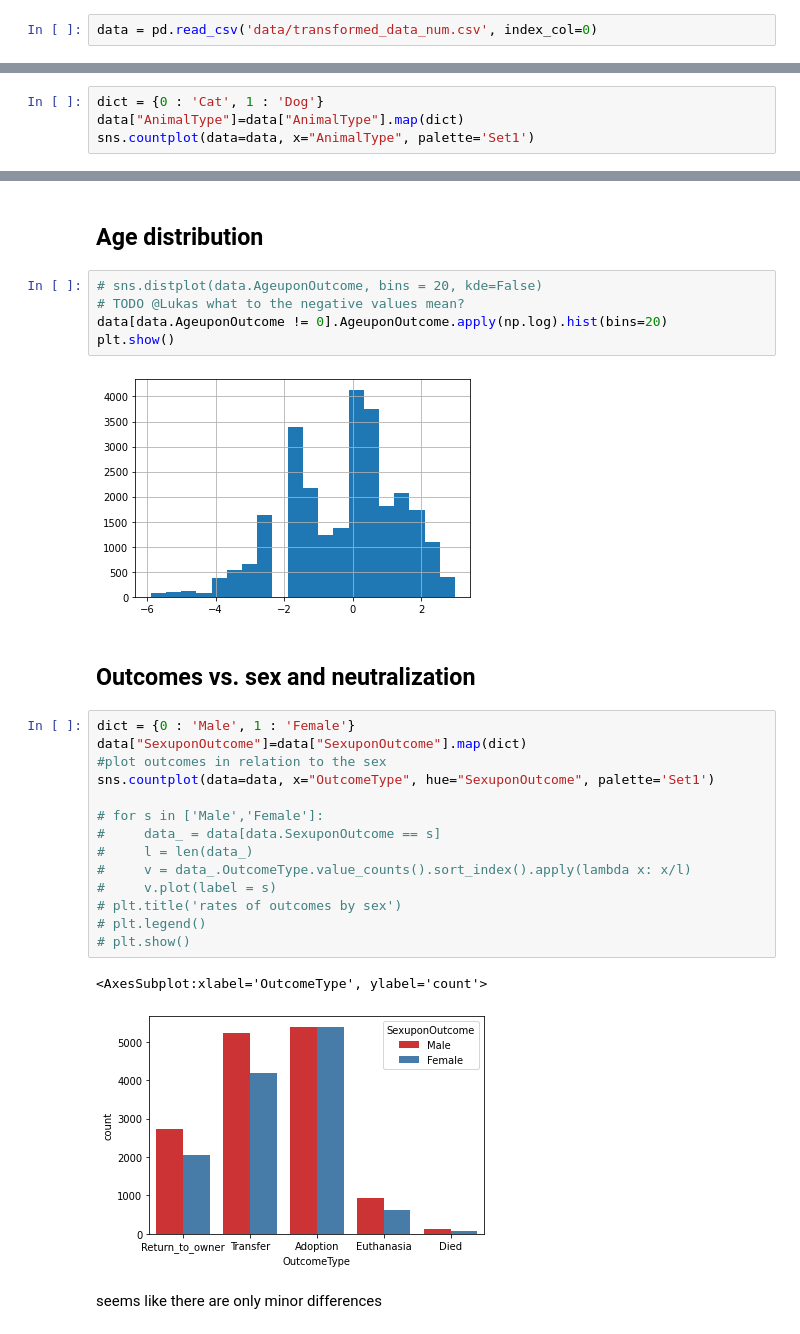
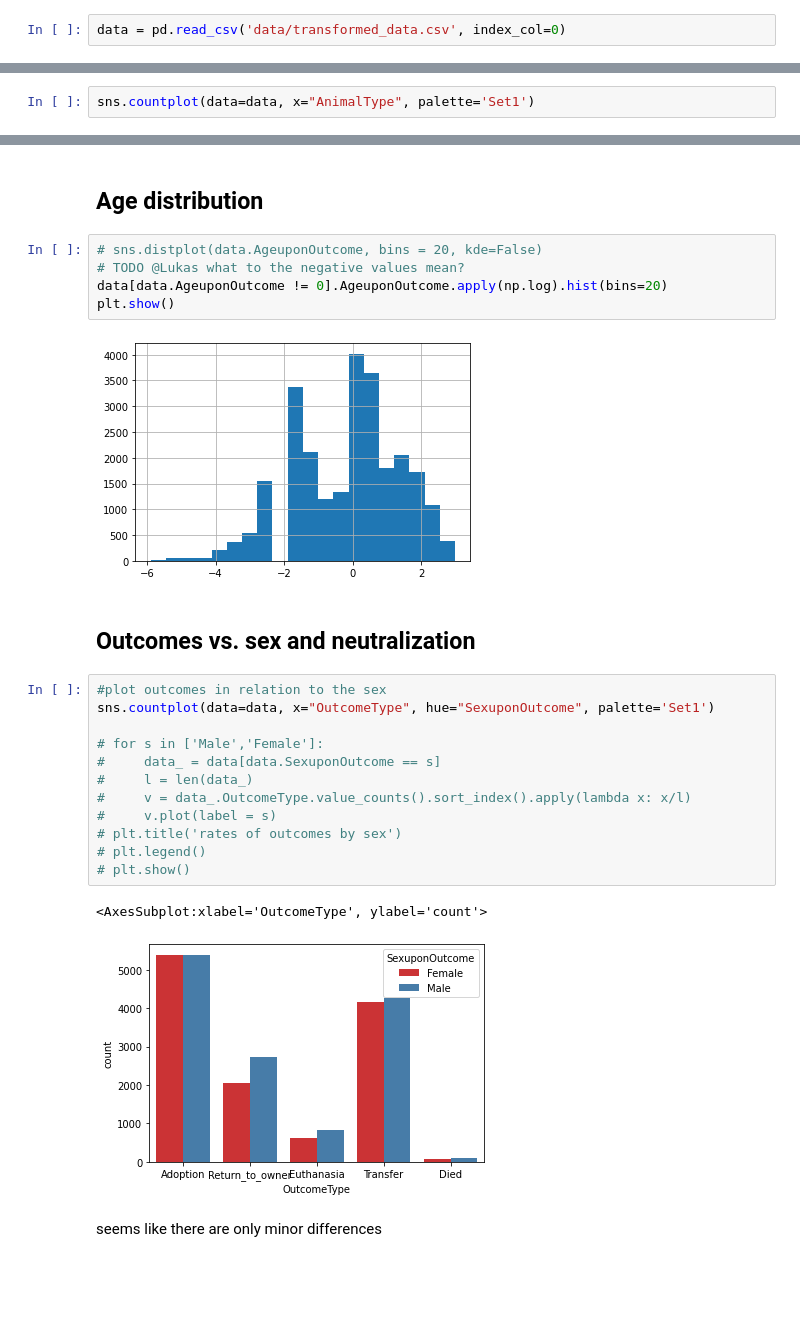
Before and after one commit to DavidSiegl/Animal-Shelter-Analysis, a Jupyter notebook: exploratory data analysis.ipynb, the cells around one changed output, grey strips where cells are left out. Cells and saved outputs as stored; diff of their text form; blank space fills up the shorter version.

```diff
--- a/exploratory data analysis.ipynb
+++ b/exploratory data analysis.ipynb
@@ -8,7 +8,7 @@ pd.set_option('display.max_rows', None)
 pd.set_option('display.max_columns', None)
 pd.set_option('display.width', None)
 # %%
-data = pd.read_csv('data/transformed_data_num.csv', index_col=0)
+data = pd.read_csv('data/transformed_data.csv', index_col=0)
 # %% [markdown]
 # General overview
 ## Number of instances vs time (of the year)
@@ -51,8 +51,6 @@ sns.countplot(data=data, x="weekday")
 # %% [markdown]
 ## Number of Dogs and Cats
 # %%
-dict = {0 : 'Cat', 1 : 'Dog'}
-data["AnimalType"]=data["AnimalType"].map(dict)
 sns.countplot(data=data, x="AnimalType", palette='Set1')
 # %% [output]
 <AxesSubplot:xlabel='AnimalType', ylabel='count'>
@@ -126,26 +124,24 @@ Here we have a kind of nice insight that the rates of adoption and return to own
 data[data.AgeuponOutcome != 0].AgeuponOutcome.apply(np.log).hist(bins=20)
 plt.show()
 # %% [output]
-[figure, old version]
+[figure, new version]
 # %% [markdown]
 ## Outcomes vs. sex and neutralization
 # %%
-dict = {0 : 'Male', 1 : 'Female'}
-data["SexuponOutcome"]=data["SexuponOutcome"].map(dict)
 #plot outcomes in relation to the sex
 sns.countplot(data=data, x="OutcomeType", hue="SexuponOutcome", palette='Set1')
 
 # for s in ['Male','Female']:
 #     data_ = data[data.SexuponOutcome == s]
 #     l = len(data_)
 #     v = data_.OutcomeType.value_counts().sort_index().apply(lambda x: x/l)
 #     v.plot(label = s)
 # plt.title('rates of outcomes by sex')
 # plt.legend()
 # plt.show()
 # %% [output]
 <AxesSubplot:xlabel='OutcomeType', ylabel='count'>
-[figure, old version]
+[figure, new version]
 # %% [markdown]
 seems like there are only minor differences
 # %%
```
Also changed, not shown: parts of 13 cells of this notebook, 3 other files.
